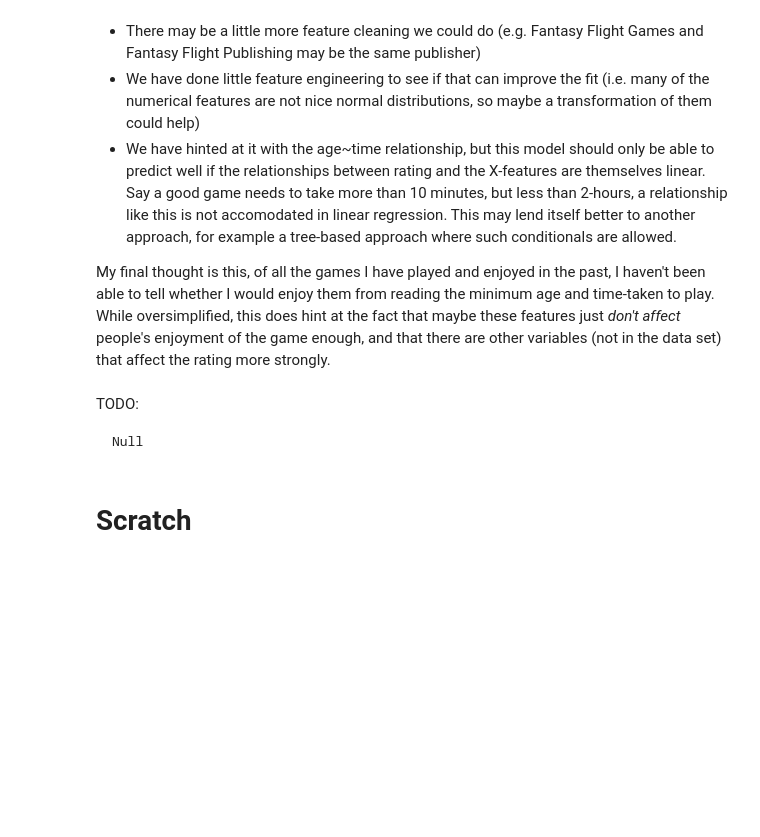
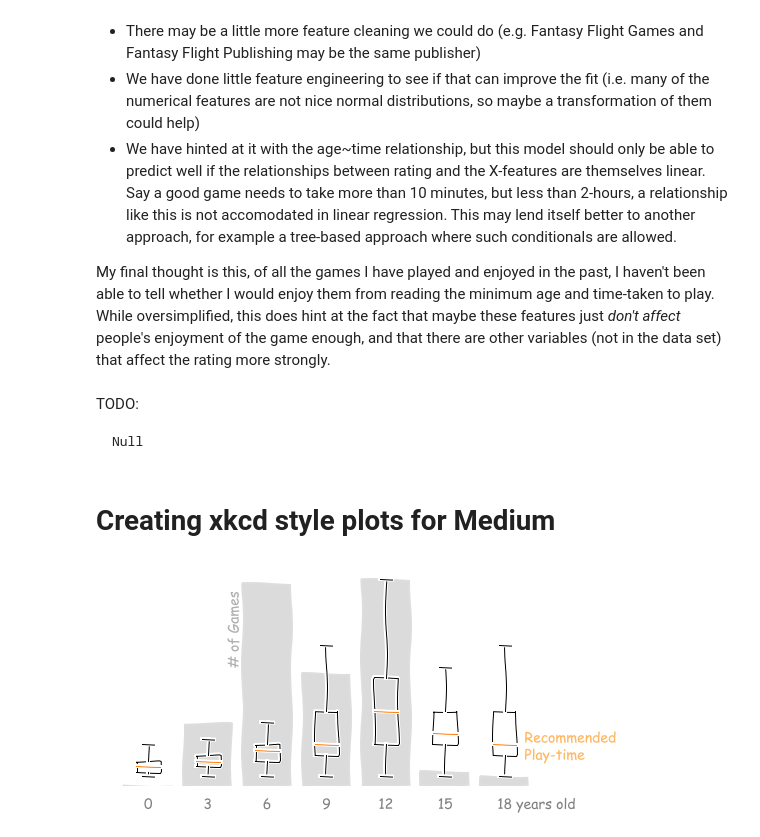
Before and after one commit to paul-stubley/Udacity, a Jupyter notebook: Project_1__Board_Games/Board_Games.ipynb, the cells around one changed output. Drawn from its saved outputs; the diff is of its cells as text; code cells hidden in the pictures; blank space fills up the shorter version.

Commit message:
Added xkcd style plot to Bored Games notebook
Added the first plot, still need to do the second and change Medium post

```diff
--- a/Project_1__Board_Games/Board_Games.ipynb
+++ b/Project_1__Board_Games/Board_Games.ipynb
@@ -474,5 +474,52 @@ My final thought is this, of all the games I have played and enjoyed in the past
 TODO:
 
     Null
-# %% [markdown]
-# Scratch
+# %% [markdown]
+# Creating xkcd style plots for Medium
+# %%
+# Get data into correct form to use basic plt (rather than seaborn)
+x1 = df[~df.min_age_capped.isna()]
+x2 = x1[~df.min_time_capped.isna()]
+boxplot_data = x2.groupby('min_age_capped')['min_time_capped'].apply(list)
+
+
+
+
+# Setup plots
+plt.xkcd()
+fig,ax = plt.subplots(1,1, figsize=(8,4))
+ax_b = ax.twinx() # Second y axes for plot 0
+
+# Plotting
+ax.bar(x= df_counts.index, height = df_counts.values/1000
+        , width = 2.5
+                              , color='grey'
+                              , alpha=0.15)
+
+ax_b.boxplot(boxplot_data
+            , positions=[0,3,6,9,12,15,18]
+            , showfliers = False
+            , widths = 1.2)
+
+
+# Cleanup of plots
+sns.despine(left=True, bottom=True)
+ax_b.set_ylabel('Minimum Recommended Time (Mins)') # Relabel y
+#ax.set_xlabel('Minimum Recommended Age (Years)')  # Relabel x
+#ax.set_ylabel('Number of Games (`000s)', color='grey') # Relabel y
+ax.set_ylabel('')
+ax.set_yticks([])
+#ax.set_xticks([])
+plt.xticks(ticks = [0,3,6,9,12,15,18], labels = [0,3,6,9,12,15,'               18 years old'])
+ax_b.set_ylabel('')
+ax_b.set_yticks([])
+ax.tick_params(axis='y', colors='grey')
+ax.tick_params(axis='x', colors='grey', bottom=False) # Turn off ticks on x
+#ax.set_title('Minimum Recommended Time To Play', pad=20);  # Relabel x
+ax.text(4,16,"# of Games", rotation = 90, color = 'grey', alpha=0.5)
+ax.text(19,3.5,"Recommended\nPlay-time", color = 'darkorange', alpha=0.5)
+
+# Save output
+plt.savefig('output_age_vs_time.png')
+# %% [output]
+[figure, added]
```
Also changed, not shown: 2 other files.
